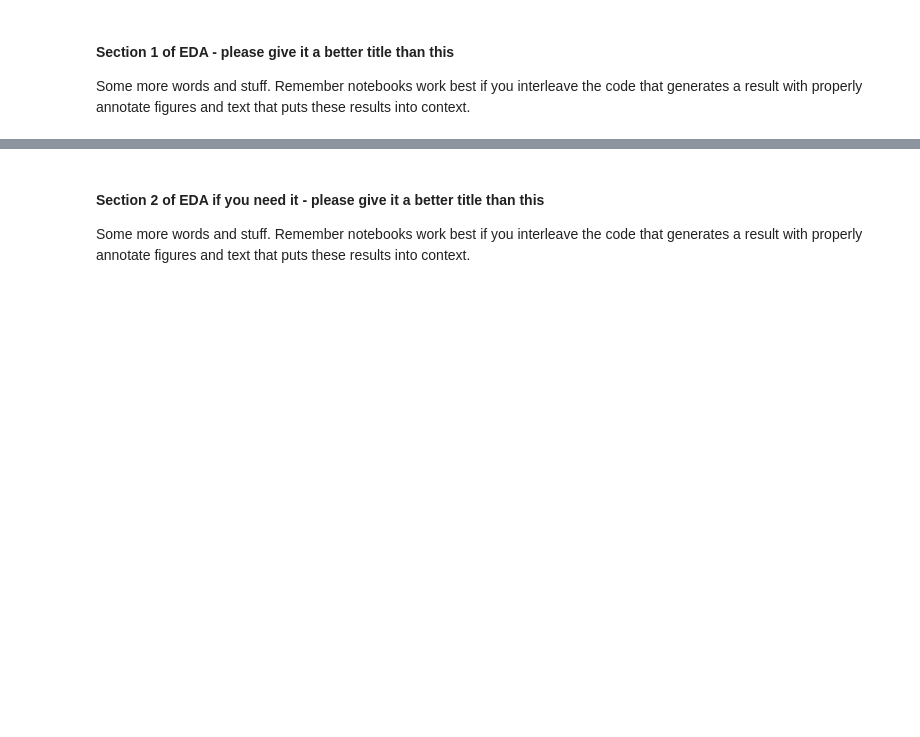
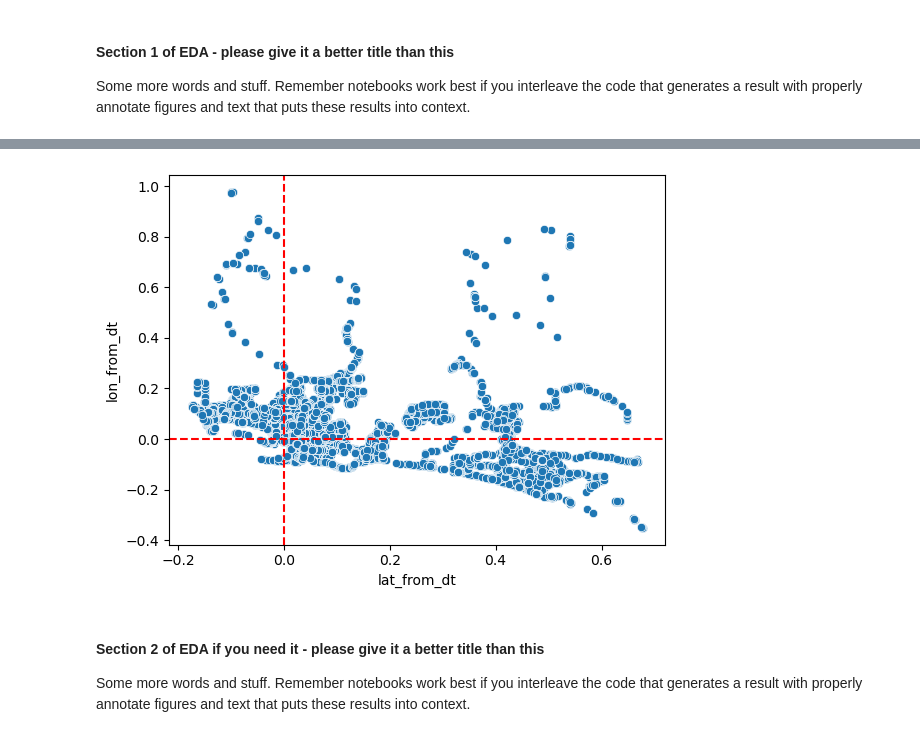
Before and after one commit to COGS108/Group022_WI26, a Jupyter notebook: 02-EDACheckpoint.ipynb, the cells around one changed output, grey strips where cells are left out. Drawn from its saved outputs; the diff is of its cells as text; code cells hidden in the pictures; blank space fills up the shorter version.

```diff
--- a/02-EDACheckpoint.ipynb
+++ b/02-EDACheckpoint.ipynb
@@ -505,3 +529,21 @@ Some more words and stuff.  Remember notebooks work best if you interleave the c
+# %%
+downtown_sd_lat = 32.7167
+downtown_sd_lon = -117.1629
+
+# plot showing proximity to downtown
+
+downtown_stops_df = clean_transit_df.copy()
+downtown_stops_df['lat_from_dt'] = downtown_stops_df['stop_lat'] - downtown_sd_lat
+downtown_stops_df['lon_from_dt'] = downtown_stops_df['stop_lon'] - downtown_sd_lon
+
+cs_f2 = sns.scatterplot(downtown_stops_df, x = 'lat_from_dt', y = 'lon_from_dt')
+cs_f2.axhline(0.0, color='red', linestyle='--')
+
+# Add a vertical line at x=20
+cs_f2.axvline(0.0, color='red', linestyle='--')
+cs_f2;
+# %% [output]
+[figure, added]
 # %% [markdown]
 #### Section 2 of EDA if you need it  - please give it a better title than this
 
```
Also changed, not shown: parts of 3 cells of this notebook.
